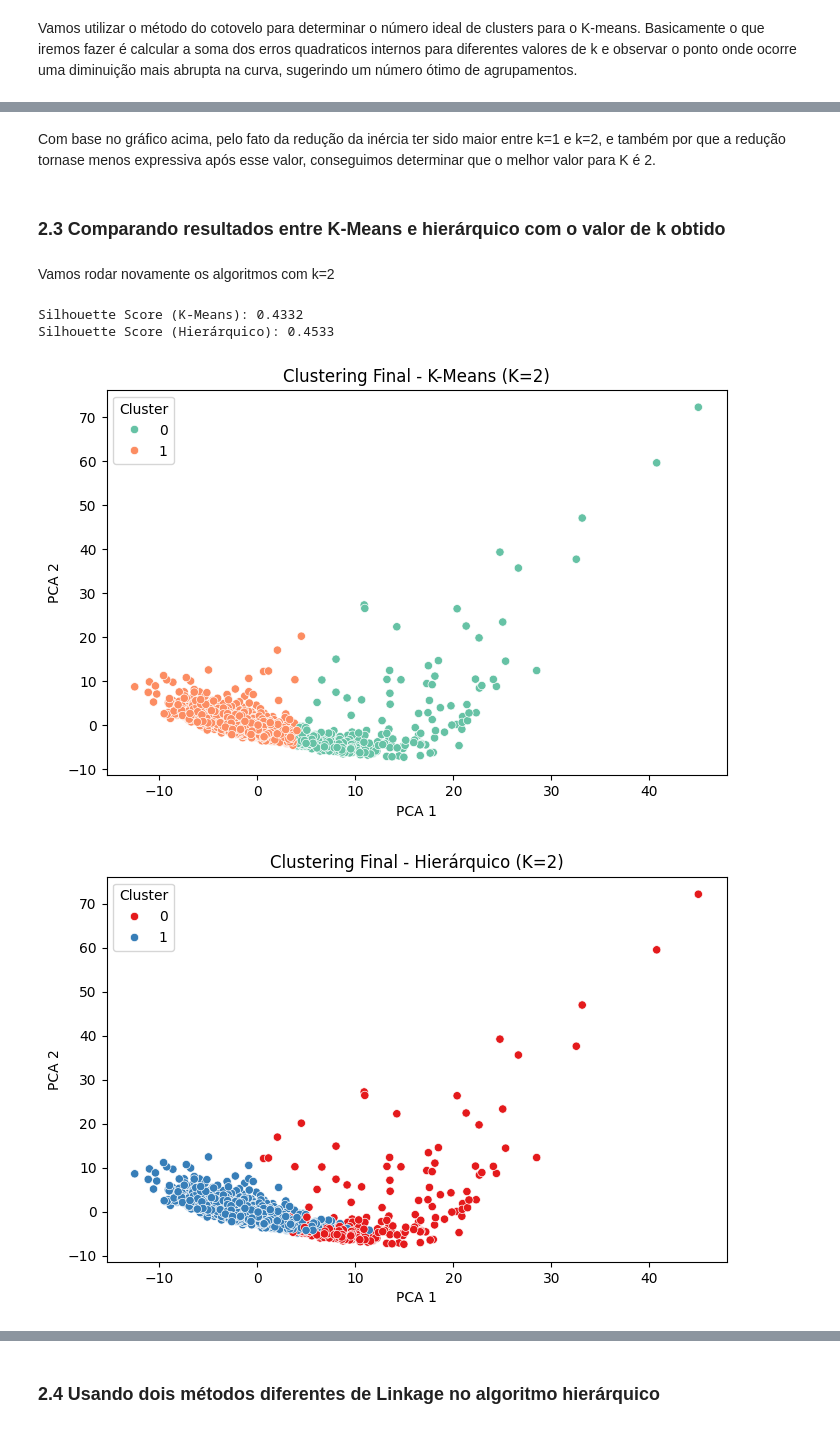
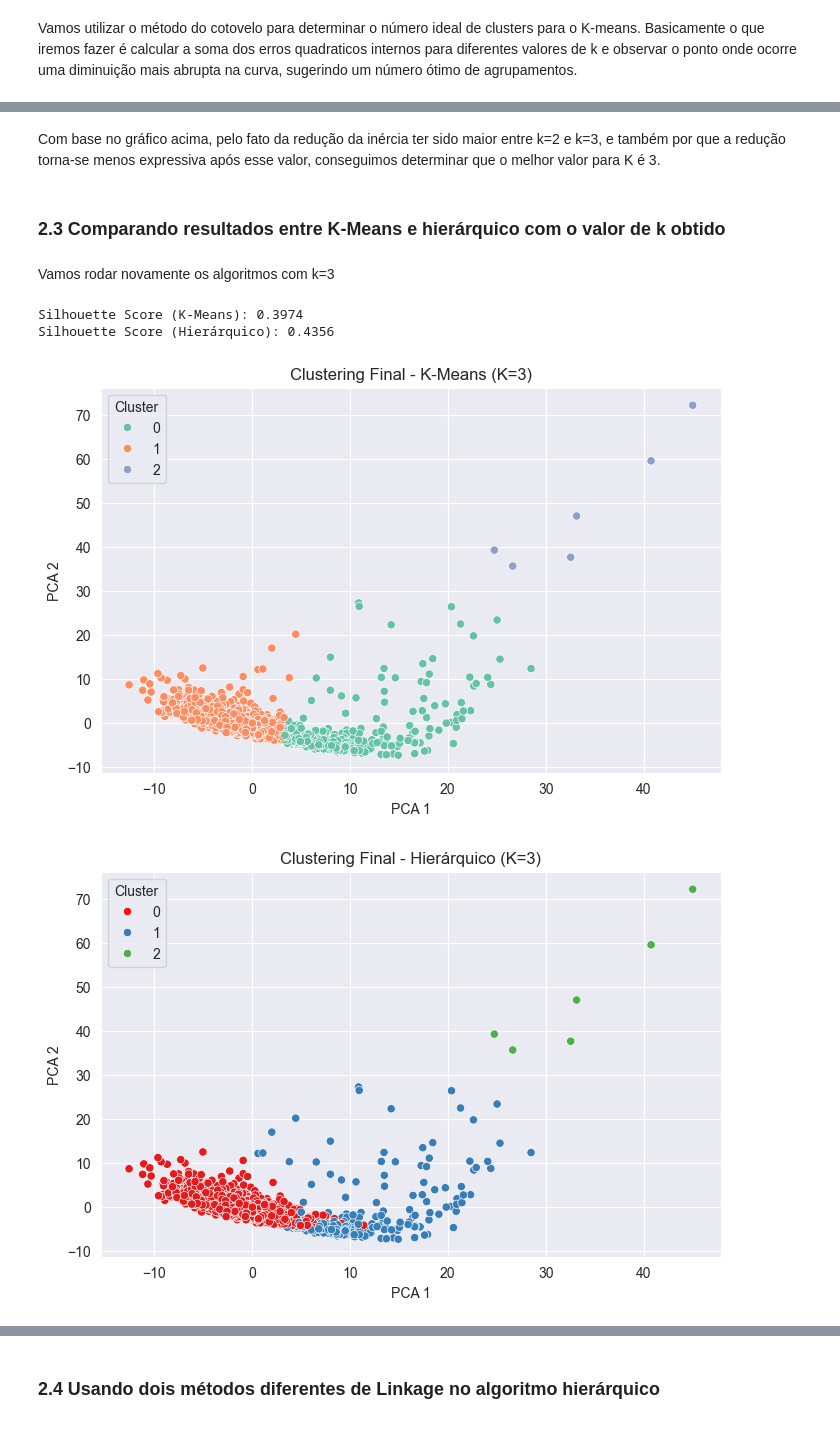
Before and after one commit to frans203/prova-PAM, a Jupyter notebook: prova_2_pam.ipynb, the cells around one changed output, grey strips where cells are left out. Drawn from its saved outputs; the diff is of its cells as text; code cells hidden in the pictures.

Commit message:
Melhorando descrições

```diff
--- a/prova_2_pam.ipynb
+++ b/prova_2_pam.ipynb
@@ -644,17 +712,17 @@ plt.show()
 # %% [markdown]
-Com base no gráfico acima, pelo fato da redução da inércia ter sido maior entre k=1 e k=2, e também por que a redução tornase menos expressiva
-após esse valor, conseguimos determinar que o melhor valor para K é 2.
+Com base no gráfico acima, pelo fato da redução da inércia ter sido maior entre k=2 e k=3, e também por que a redução torna-se menos expressiva
+após esse valor, conseguimos determinar que o melhor valor para K é 3.
 # %% [markdown]
 ### 2.3 Comparando resultados entre K-Means e hierárquico com o valor de k obtido
 # %% [markdown]
-Vamos rodar novamente os algoritmos com k=2
+Vamos rodar novamente os algoritmos com k=3
 # %%
-# K-Means com K=2
-kmeans_final = KMeans(n_clusters=2, random_state=42)
+# K-Means com K=3
+kmeans_final = KMeans(n_clusters=3, random_state=42)
 kmeans_labels_final = kmeans_final.fit_predict(X_clustering)
 
-# Hierárquico com K=2
-hierarchical_final = AgglomerativeClustering(n_clusters=2)
+# Hierárquico com K=3
+hierarchical_final = AgglomerativeClustering(n_clusters=3)
 hierarchical_labels_final = hierarchical_final.fit_predict(X_clustering)
 # %%
 # Avaliando a qualidade dos agrupamentos
@@ -664,30 +732,30 @@ silhouette_hierarchical_final = silhouette_score(X_clustering, hierarchical_labe
 print(f"Silhouette Score (K-Means): {silhouette_kmeans_final:.4f}")
 print(f"Silhouette Score (Hierárquico): {silhouette_hierarchical_final:.4f}")
 # %% [output]
-Silhouette Score (K-Means): 0.4332
-Silhouette Score (Hierárquico): 0.4533
+Silhouette Score (K-Means): 0.3974
+Silhouette Score (Hierárquico): 0.4356
 # %%
 pca = PCA(n_components=2)
 X_pca_final = pca.fit_transform(X_clustering)
 
 # Plot K-Means
 plt.figure(figsize=(8,5))
 sns.scatterplot(x=X_pca_final[:, 0], y=X_pca_final[:, 1], hue=kmeans_labels_final, palette='Set2')
-plt.title('Clustering Final - K-Means (K=2)')
+plt.title('Clustering Final - K-Means (K=3)')
 plt.xlabel('PCA 1')
 plt.ylabel('PCA 2')
 plt.legend(title='Cluster')
 plt.show()
 
 # Plot Hierárquico
 plt.figure(figsize=(8,5))
 sns.scatterplot(x=X_pca_final[:, 0], y=X_pca_final[:, 1], hue=hierarchical_labels_final, palette='Set1')
-plt.title('Clustering Final - Hierárquico (K=2)')
+plt.title('Clustering Final - Hierárquico (K=3)')
 plt.xlabel('PCA 1')
 plt.ylabel('PCA 2')
 plt.legend(title='Cluster')
 plt.show()
 # %% [output]
-[figure, old version]
+[figure, new version]
-[figure, old version]
+[figure, new version]
 # %% [markdown]
```
Also changed, not shown: parts of 48 cells of this notebook.
